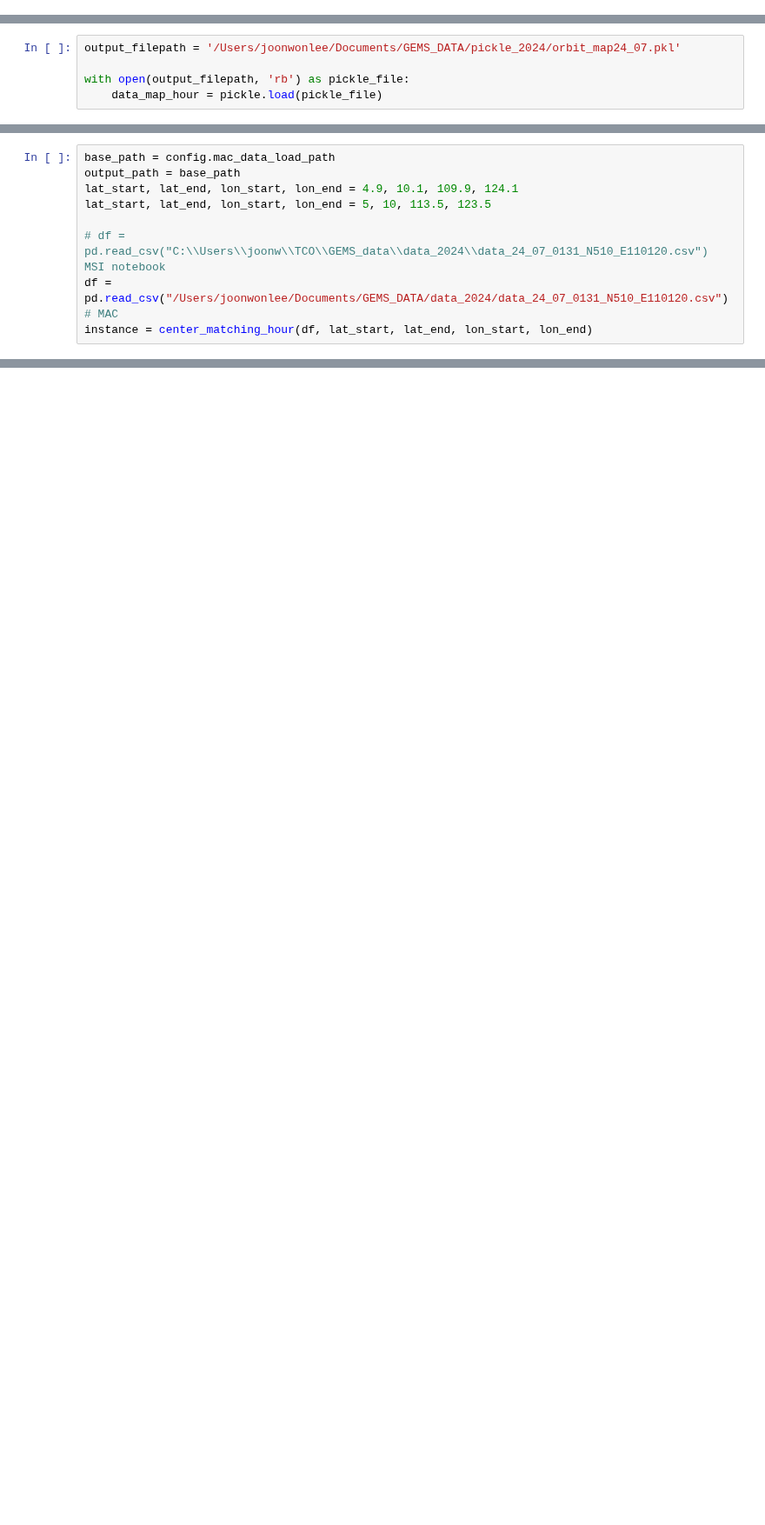
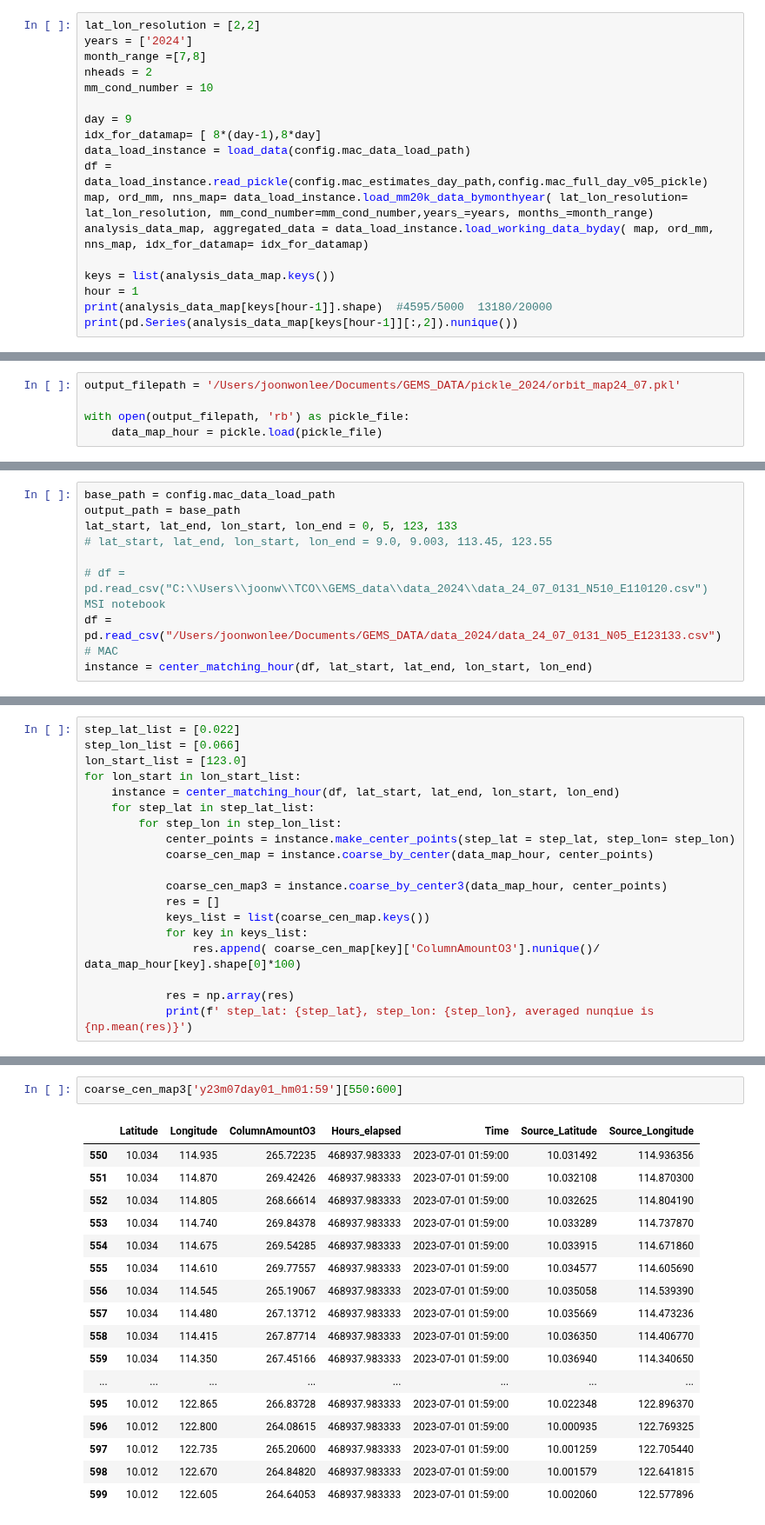
Before and after one commit to cl20813/GEMS_TCO, a Jupyter notebook: data_preprocessing/experiment.ipynb, the cells around one changed output, grey strips where cells are left out. Shown at 87% size. Saved outputs shown, nothing was run; the diff lists cells and outputs as text; blank space fills up the shorter version.

```diff
--- a/data_preprocessing/experiment.ipynb
+++ b/data_preprocessing/experiment.ipynb
@@ -48,0 +53,18 @@ import pickle
+# %%
+lat_lon_resolution = [2,2]
+years = ['2024']
+month_range =[7,8]
+nheads = 2
+mm_cond_number = 10
+
+day = 9
+idx_for_datamap= [ 8*(day-1),8*day]
+data_load_instance = load_data(config.mac_data_load_path)
+df = data_load_instance.read_pickle(config.mac_estimates_day_path,config.mac_full_day_v05_pickle)
+map, ord_mm, nns_map= data_load_instance.load_mm20k_data_bymonthyear( lat_lon_resolution= lat_lon_resolution, mm_cond_number=mm_cond_number,years_=years, months_=month_range)
+analysis_data_map, aggregated_data = data_load_instance.load_working_data_byday( map, ord_mm, nns_map, idx_for_datamap= idx_for_datamap)
+
+keys = list(analysis_data_map.keys())
+hour = 1
+print(analysis_data_map[keys[hour-1]].shape)  #4595/5000  13180/20000
+print(pd.Series(analysis_data_map[keys[hour-1]][:,2]).nunique())
@@ -162,9 +280,9 @@ class center_matching_hour():
 # %%
 base_path = config.mac_data_load_path
 output_path = base_path
-lat_start, lat_end, lon_start, lon_end = 4.9, 10.1, 109.9, 124.1
-lat_start, lat_end, lon_start, lon_end = 5, 10, 113.5, 123.5
+lat_start, lat_end, lon_start, lon_end = 0, 5, 123, 133
+# lat_start, lat_end, lon_start, lon_end = 9.0, 9.003, 113.45, 123.55
 
 # df = pd.read_csv("C:\\Users\\joonw\\TCO\\GEMS_data\\data_2024\\data_24_07_0131_N510_E110120.csv")  MSI notebook
-df = pd.read_csv("/Users/joonwonlee/Documents/GEMS_DATA/data_2024/data_24_07_0131_N510_E110120.csv")  # MAC
+df = pd.read_csv("/Users/joonwonlee/Documents/GEMS_DATA/data_2024/data_24_07_0131_N05_E123133.csv")  # MAC
 instance = center_matching_hour(df, lat_start, lat_end, lon_start, lon_end)
@@ -170,0 +291,19 @@ instance = center_matching_hour(df, lat_start, lat_end, lon_start, lon_end)
+# %%
+step_lat_list = [0.022]
+step_lon_list = [0.066]
+lon_start_list = [123.0]
+for lon_start in lon_start_list:
+    instance = center_matching_hour(df, lat_start, lat_end, lon_start, lon_end)
+    for step_lat in step_lat_list:
+        for step_lon in step_lon_list:
+            center_points = instance.make_center_points(step_lat = step_lat, step_lon= step_lon)
+            coarse_cen_map = instance.coarse_by_center(data_map_hour, center_points)
+
+            coarse_cen_map3 = instance.coarse_by_center3(data_map_hour, center_points)
+            res = []
+            keys_list = list(coarse_cen_map.keys())
+            for key in keys_list:
+                res.append( coarse_cen_map[key]['ColumnAmountO3'].nunique()/ data_map_hour[key].shape[0]*100)
+
+            res = np.array(res)
+            print(f' step_lat: {step_lat}, step_lon: {step_lon}, averaged nunqiue is {np.mean(res)}')
@@ -170,0 +350,20 @@ instance = center_matching_hour(df, lat_start, lat_end, lon_start, lon_end)
+# %%
+coarse_cen_map3['y23m07day01_hm01:59'][550:600]
+# %% [output]
+|  | Latitude | Longitude | ColumnAmountO3 | Hours_elapsed | Time | Source_Latitude | Source_Longitude |
+| 550 | 10.034 | 114.935 | 265.72235 | 468937.983333 | 2023-07-01 01:59:00 | 10.031492 | 114.936356 |
+| 551 | 10.034 | 114.870 | 269.42426 | 468937.983333 | 2023-07-01 01:59:00 | 10.032108 | 114.870300 |
+| 552 | 10.034 | 114.805 | 268.66614 | 468937.983333 | 2023-07-01 01:59:00 | 10.032625 | 114.804190 |
+| 553 | 10.034 | 114.740 | 269.84378 | 468937.983333 | 2023-07-01 01:59:00 | 10.033289 | 114.737870 |
+| 554 | 10.034 | 114.675 | 269.54285 | 468937.983333 | 2023-07-01 01:59:00 | 10.033915 | 114.671860 |
+| 555 | 10.034 | 114.610 | 269.77557 | 468937.983333 | 2023-07-01 01:59:00 | 10.034577 | 114.605690 |
+| 556 | 10.034 | 114.545 | 265.19067 | 468937.983333 | 2023-07-01 01:59:00 | 10.035058 | 114.539390 |
+| 557 | 10.034 | 114.480 | 267.13712 | 468937.983333 | 2023-07-01 01:59:00 | 10.035669 | 114.473236 |
+| 558 | 10.034 | 114.415 | 267.87714 | 468937.983333 | 2023-07-01 01:59:00 | 10.036350 | 114.406770 |
+| 559 | 10.034 | 114.350 | 267.45166 | 468937.983333 | 2023-07-01 01:59:00 | 10.036940 | 114.340650 |
+| ... | ... | ... | ... | ... | ... | ... | ... |
+| 595 | 10.012 | 122.865 | 266.83728 | 468937.983333 | 2023-07-01 01:59:00 | 10.022348 | 122.896370 |
+| 596 | 10.012 | 122.800 | 264.08615 | 468937.983333 | 2023-07-01 01:59:00 | 10.000935 | 122.769325 |
+| 597 | 10.012 | 122.735 | 265.20600 | 468937.983333 | 2023-07-01 01:59:00 | 10.001259 | 122.705440 |
+| 598 | 10.012 | 122.670 | 264.84820 | 468937.983333 | 2023-07-01 01:59:00 | 10.001579 | 122.641815 |
+| 599 | 10.012 | 122.605 | 264.64053 | 468937.983333 | 2023-07-01 01:59:00 | 10.002060 | 122.577896 |
```
Also changed, not shown: parts of 19 cells of this notebook, 7 other files.
